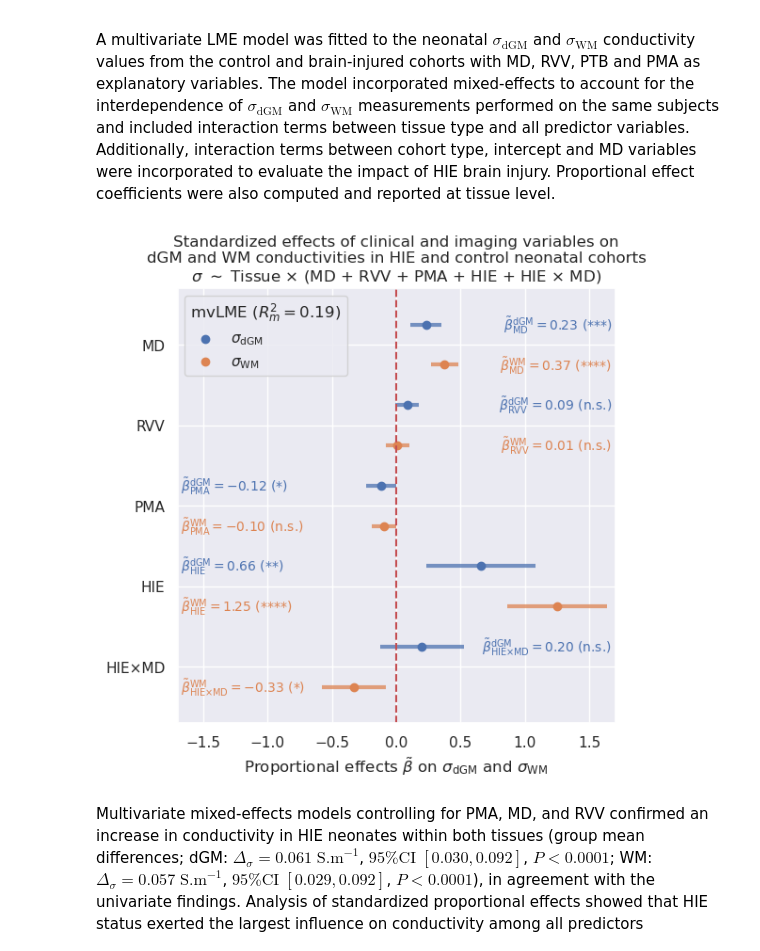
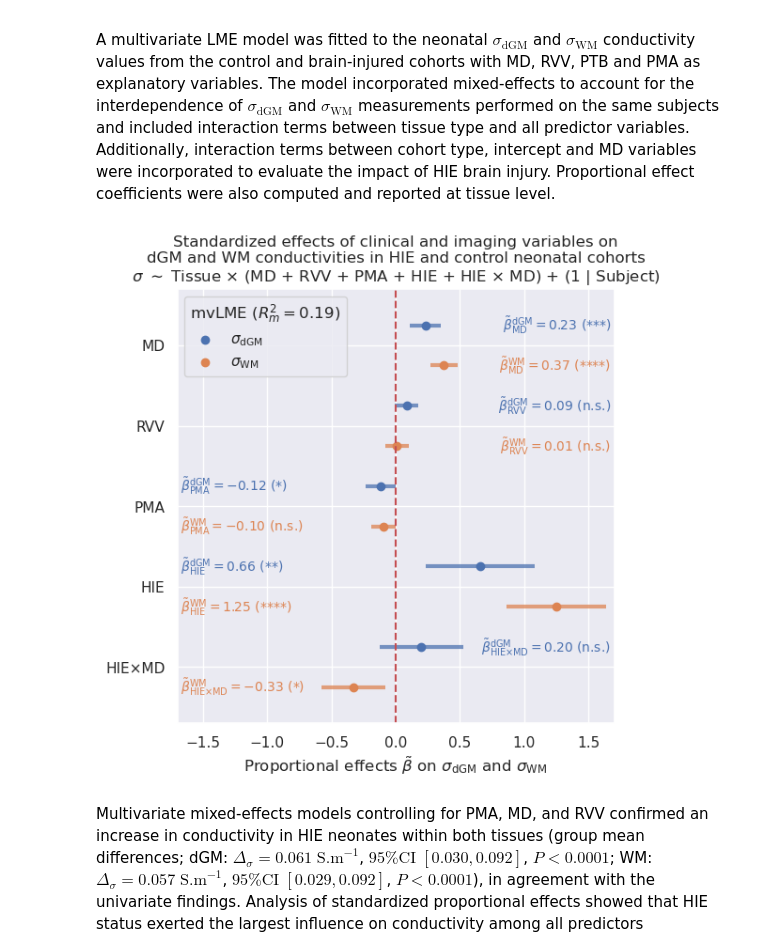
Before and after one commit to aboutill/nano-eptk, a Jupyter notebook: notebooks/experiments/stats_analysis_experiment5.ipynb, the cells around one changed output. Cells and saved outputs as stored; diff of their text form; code cells hidden in the pictures.

```diff
--- a/notebooks/experiments/stats_analysis_experiment5.ipynb
+++ b/notebooks/experiments/stats_analysis_experiment5.ipynb
@@ -593,7 +593,7 @@ palette = sns.color_palette()
 fig, ax = plt.subplots(figsize=(6,6))
 ax.set_title("Standardized effects of clinical and imaging variables on\n"
              "dGM and WM conductivities in HIE and control neonatal cohorts\n"
-             r"$\sigma$ $\sim$ Tissue $\times$ (MD + RVV + PMA + HIE + HIE $\times$ MD)")
+             r"$\sigma$ $\sim$ Tissue $\times$ (MD + RVV + PMA + HIE + HIE $\times$ MD) + (1 | Subject)")
 
 # Iter over tissue
 for i, tissue in enumerate(tissue_labels):
@@ -636,34 +636,34 @@ for i, tissue in enumerate(tissue_labels):
         ax.text(x, y+y_off, f"${a} = {params[idx]:.2f}$ ({stars})", ha=ha, va="center", size="small", c=palette[i])
 
 # Add dashed line at 0.0
 plt.axline((0,0), (0,1), color="r", linestyle="--")
 
 # Axis labels and linits
 ax.set_yticks(range(m), yticks)
 ax.set_xlabel(r"Proportional effects $\tilde{\beta}$ on $\sigma_{\mathregular{dGM}}$ and $\sigma_{\mathregular{WM}}$")
 ax.set_xlim(xlim)
 ax.set_ylim(ylim)
 
 # Legend
 leg = ax.legend(loc="upper left", title=f"mvLME ($R^2_m = {marginal_r2_prop:.2f}$)")
 leg._legend_box.align = "left"
 
 # Initialize output directories
 for path in [summary_path, plot_path]:
     output_dir = os.path.dirname(path)
     os.makedirs(output_dir, exist_ok=True)
 
 # Save plot
 plt.savefig(plot_path, dpi=300, bbox_inches="tight")
 
 # Write summary
 with open(summary_path, "w") as fh:
     fh.write(lme.summary().as_text())
     fh.write(f"\nMarginal R² = {marginal_r2:.2f}, Conditional R² = {conditional_r2:.2f}\n\n")
     fh.write(lme_prop.summary().as_text())
     fh.write(f"\nMarginal R² = {marginal_r2_prop:.2f}, Conditional R² = {conditional_r2_prop:.2f}\n\n")
 # %% [output]
-[figure, old version]
+[figure, new version]
 # %% [markdown]
 Multivariate mixed-effects models controlling for PMA, MD, and RVV confirmed an increase in conductivity in HIE neonates within both tissues (group mean differences; dGM: $\Delta_{\sigma} = 0.061$ $\textrm{S.m}^{-1}$, $95\%\textrm{CI}$ $[0.030, 0.092]$, $\textit{P} < 0.0001$; WM: $\Delta_{\sigma} = 0.057$ $\textrm{S.m}^{-1}$, $95\%\textrm{CI}$ $[0.029, 0.092]$, $\textit{P} < 0.0001$), in agreement with the univariate findings. Analysis of standardized proportional effects showed that HIE status exerted the largest influence on conductivity among all predictors (proportional effects; dGM: $\beta_{\textrm{HIE}} = 0.66$, $95\%\textrm{CI}$ $[0.24, 1.08]$, $\textit{P} < 0.01$; WM: $\beta_{\textrm{HIE}} = 1.25$, $95\%\textrm{CI}$ $[0.86, 1.64]$, $\textit{P} < 0.0001$). This indicates that brain injury has a substantially greater impact on conductivity than maturational (PMA) or structural (MD and RVV) variables. Furthermore, white matter conductivity being much more affected by HIE than deep grey matter is consistent with known selective vulnerability of WM in hypoxic–ischemic injury.
 
```
Also changed, not shown: 2 other files.
